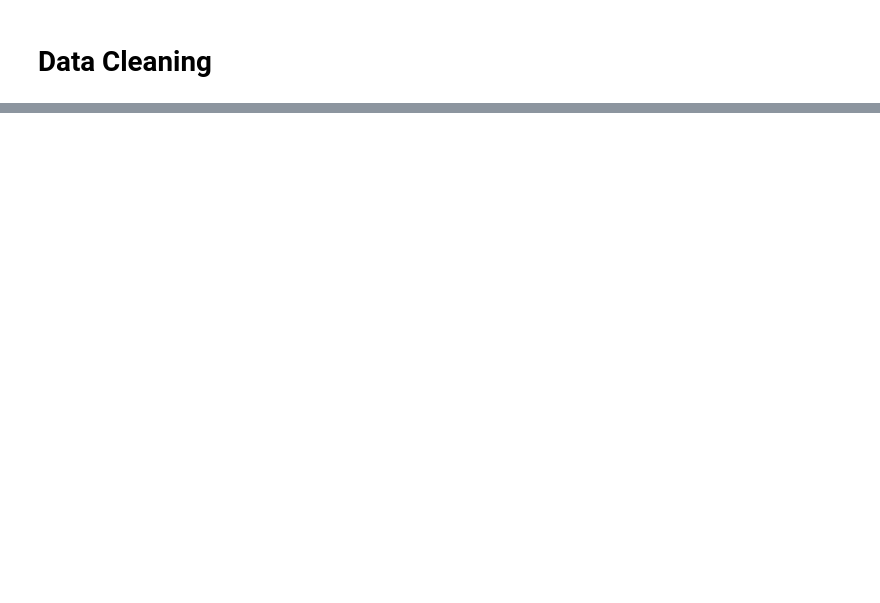
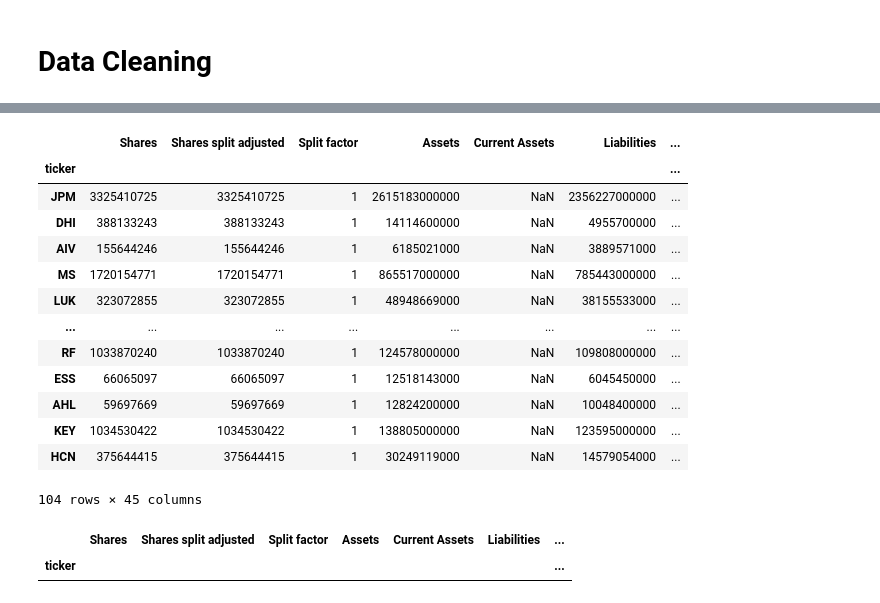
Before and after one commit to ruchikav95/Stock-Market-Analysis-, a Jupyter notebook: Individual_Assignment_BA820.ipynb, the cells around one changed output, grey strips where cells are left out. Saved outputs shown, nothing was run; the diff lists cells and outputs as text; code cells hidden in the pictures; blank space fills up the shorter version.

Commit message:
data cleaning and calculation of accounting ratios

```diff
--- a/Individual_Assignment_BA820.ipynb
+++ b/Individual_Assignment_BA820.ipynb
@@ -160,3 +105,0 @@ df[(df['Current Assets'].isna()) & (df['Current Liabilities'].isna())]
-# %%
-df['Current Assets'] = df['Current Assets'].fillna(0)
-df['Current Liabilities'] = df['Current Liabilities'].fillna(0)
@@ -330,0 +176,5 @@ temp.head()
+# %%
+#filtering only for data in September 2018
+df_2018 = df_2018[df_2018['Yearmonth'] == '2018M9']
+# %%
+df_2018.index = df_2018['ticker']
@@ -330,0 +209,21 @@ temp.head()
+# %%
+#removing the Quarter End column since the date for quarter_end has already been given
+df_2018.drop(columns=['Quarter end'], inplace=True)
+# %%
+#both current assets and current liabilities have 104 missing values each
+df_2018[(df_2018['Current Assets'].isna()) & (df_2018['Current Liabilities'].isna())]
+# %% [output]
+|  | Shares | Shares split adjusted | Split factor | Assets | Current Assets | Liabilities | ... |
+| ticker |  |  |  |  |  |  | ... |
+| JPM | 3325410725 | 3325410725 | 1 | 2615183000000 | NaN | 2356227000000 | ... |
+| DHI | 388133243 | 388133243 | 1 | 14114600000 | NaN | 4955700000 | ... |
+| AIV | 155644246 | 155644246 | 1 | 6185021000 | NaN | 3889571000 | ... |
+| MS | 1720154771 | 1720154771 | 1 | 865517000000 | NaN | 785443000000 | ... |
+| LUK | 323072855 | 323072855 | 1 | 48948669000 | NaN | 38155533000 | ... |
+| ... | ... | ... | ... | ... | ... | ... | ... |
+| RF | 1033870240 | 1033870240 | 1 | 124578000000 | NaN | 109808000000 | ... |
+| ESS | 66065097 | 66065097 | 1 | 12518143000 | NaN | 6045450000 | ... |
+| AHL | 59697669 | 59697669 | 1 | 12824200000 | NaN | 10048400000 | ... |
+| KEY | 1034530422 | 1034530422 | 1 | 138805000000 | NaN | 123595000000 | ... |
+| HCN | 375644415 | 375644415 | 1 | 30249119000 | NaN | 14579054000 | ... |
+104 rows × 45 columns
@@ -330,0 +233,10 @@ temp.head()
+# %%
+#Shareholders equity = Asses - Liabilities - Non-controlling interest
+#Reviewing that this equation holds true in this dataset
+temp = df_2018.copy()
+temp['shareholders_equity'] = temp['Assets'] - temp['Liabilities'] - temp['Non-controlling interest']
+temp['diff'] = temp['shareholders_equity'] - temp['Shareholders equity']
+temp[np.abs(temp['diff'] != 0)]
+# %% [output]
+|  | Shares | Shares split adjusted | Split factor | Assets | Current Assets | Liabilities | ... |
+| ticker |  |  |  |  |  |  | ... |
```
Also changed, not shown: parts of 47 cells of this notebook.
